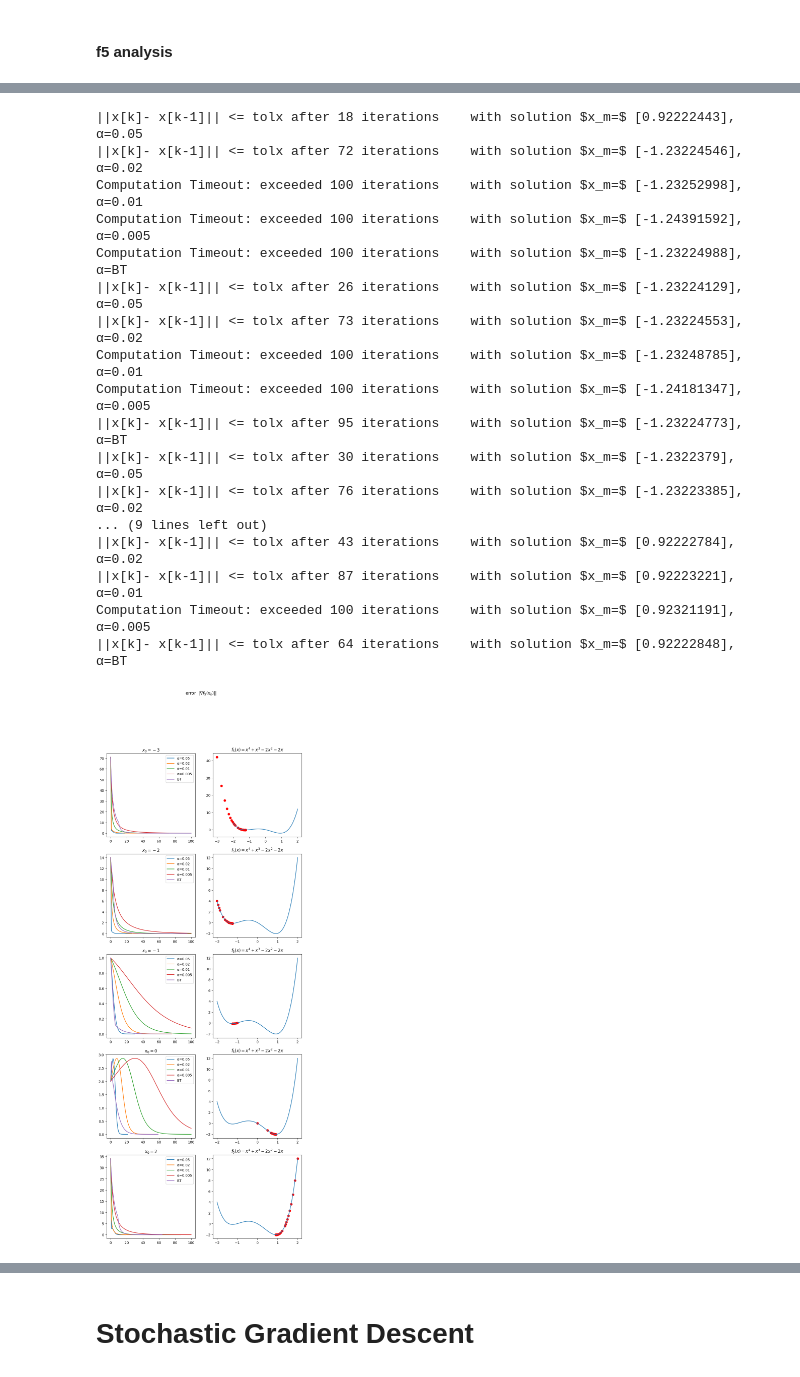
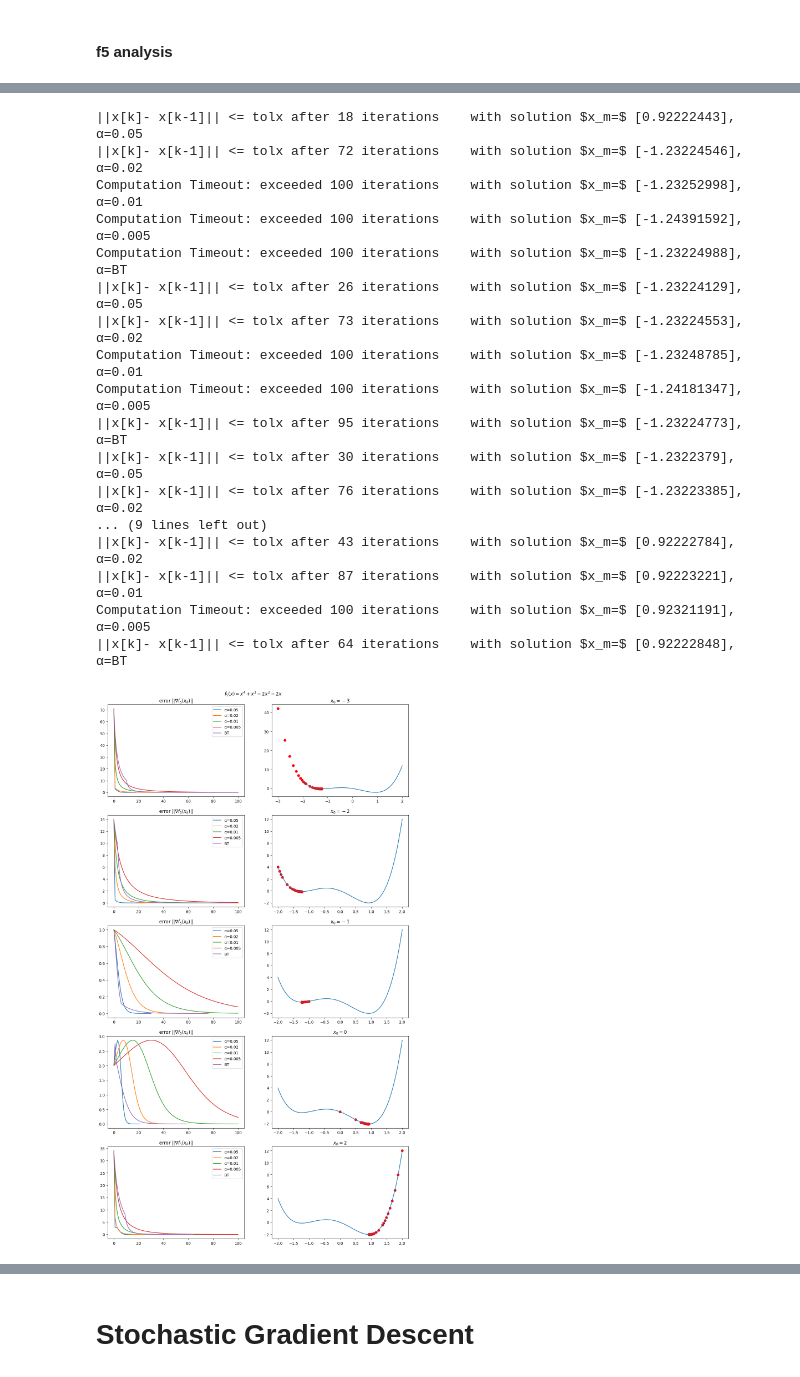
Before and after one commit to MatteoFusconi/Artificial-Intelligence-master, a Jupyter notebook: methods/homework3.ipynb, the cells around one changed output, grey strips where cells are left out. Drawn from its saved outputs; the diff is of its cells as text; code cells hidden in the pictures.

```diff
--- a/methods/homework3.ipynb
+++ b/methods/homework3.ipynb
@@ -222,13 +222,13 @@ plt.show()
 # %% [markdown]
 #### f2 analysis
 # %%
-alpha = (.05, .02, .01, .005)
+alpha = (.1, .05, .01, .005)
 x_sol = np.array([1,2])
 
 plt.figure(figsize=(16, 5))
 plt.suptitle("Errors for the convergence of $f_2$")
 for a in alpha:
-    x, k, f_val, grads, err, err_true, err_star = GD(f2, grad_f2, alpha= a, x0 = np.zeros((2,)), kmax = 100, tolf = 1e-6, tolx= 1e-6, x_true= x_sol)
+    x, k, f_val, grads, err, err_true, err_star = GD(f2, grad_f2, alpha= a, x0 = np.zeros((2,)), kmax = 201, tolf = 1e-6, tolx= 1e-6, x_true= x_sol)
     plt.subplot(1,3,1)
     plt.plot(np.linspace(0, k, k+1, dtype= int), err)
 
@@ -238,7 +238,7 @@ for a in alpha:
     plt.subplot(1,3,3)
     plt.plot(np.linspace(0, k, k+1, dtype= int), err_star)
 
-x, k, f_val, grads, err, err_true, err_star = GD_b(f2, grad_f2, x0 = np.zeros((2,)), kmax = 100, tolf = 1e-6, tolx= 1e-6, x_true= x_sol)
+x, k, f_val, grads, err, err_true, err_star = GD_b(f2, grad_f2, x0 = np.zeros((2,)), kmax = 200, tolf = 1e-6, tolx= 1e-6, x_true= x_sol)
 plt.subplot(1,3,1)
 plt.title("||\N{NABLA}f($x_k$)||")
 plt.plot(np.linspace(0, k, k+1, dtype= int), err)
@@ -411,15 +411,15 @@ plt.show()
 x0s = tuple([np.array([xx]) for xx in (-3, - 2, -1, 0, 2)])
 alpha = (.05, .02, .01, .005)
 
-plt.figure(figsize=(2*5, len(x0s)*5))
+plt.figure(figsize=(2*7, len(x0s)*5))
 xmins = np.empty((len(x0s), len(alpha) + 1))
-plt.suptitle("error $||\u2207f_5(x_k)||$")
+plt.suptitle("$f_5(x) = x^{4} + x^{3} - 2x^{2} - 2x$", y= .9)
 
 for idx, x0 in enumerate(x0s):
     for ida, a in enumerate(alpha):
         x, k, f_val, grads, err, *_ = GD(f5, grad_f5, alpha= a, x0= x0, kmax = 100, tolf = 1e-6, tolx= 1e-6)
         plt.subplot(len(x0s), 2, idx*2 + 1)
-        plt.title(f"$x_0 = {x0[0]}$") #
+        plt.title(f"error $||\u2207f_5(x_k)||$") #
         plt.plot(np.linspace(0, k, k+1, dtype= int), err)
         xmins[idx, ida] = x[k]
 
@@ -433,36 +433,36 @@ for idx, x0 in enumerate(x0s):
     xvec = np.linspace(-2,2,100)
     yvec = f5(xvec)
     plt.plot(xvec, yvec)
-    plt.title("$f_5(x) = x^{4} + x^{3} - 2x^{2} - 2x$")
+    plt.title(f"$x_0 = {x0[0]}$")
     plt.scatter(x, f_val, c= "red")
 
 plt.show()
 
 print("Minima found:")
 for i, x0 in enumerate(x0s):
     print(f"\t\tx_0 = {x0[0]}\n\u03B1\t\t\tx_m")
     for j, a in enumerate(alpha):
         print(f"{a}\t\t\t{xmins[i, j]}")
 # %% [output]
 [figure]
 ||x[k]- x[k-1]|| <= tolx after 18 iterations    with solution $x_m=$ [0.92222443], α=0.05
 ||x[k]- x[k-1]|| <= tolx after 72 iterations    with solution $x_m=$ [-1.23224546], α=0.02
 Computation Timeout: exceeded 100 iterations    with solution $x_m=$ [-1.23252998], α=0.01
 Computation Timeout: exceeded 100 iterations    with solution $x_m=$ [-1.24391592], α=0.005
 Computation Timeout: exceeded 100 iterations    with solution $x_m=$ [-1.23224988], α=BT
 ||x[k]- x[k-1]|| <= tolx after 26 iterations    with solution $x_m=$ [-1.23224129], α=0.05
 ||x[k]- x[k-1]|| <= tolx after 73 iterations    with solution $x_m=$ [-1.23224553], α=0.02
 Computation Timeout: exceeded 100 iterations    with solution $x_m=$ [-1.23248785], α=0.01
 Computation Timeout: exceeded 100 iterations    with solution $x_m=$ [-1.24181347], α=0.005
 ||x[k]- x[k-1]|| <= tolx after 95 iterations    with solution $x_m=$ [-1.23224773], α=BT
 ||x[k]- x[k-1]|| <= tolx after 30 iterations    with solution $x_m=$ [-1.2322379], α=0.05
 ||x[k]- x[k-1]|| <= tolx after 76 iterations    with solution $x_m=$ [-1.23223385], α=0.02
 ... (9 lines left out)
 ||x[k]- x[k-1]|| <= tolx after 43 iterations    with solution $x_m=$ [0.92222784], α=0.02
 ||x[k]- x[k-1]|| <= tolx after 87 iterations    with solution $x_m=$ [0.92223221], α=0.01
 Computation Timeout: exceeded 100 iterations    with solution $x_m=$ [0.92321191], α=0.005
 ||x[k]- x[k-1]|| <= tolx after 64 iterations    with solution $x_m=$ [0.92222848], α=BT
-[figure, old version]
+[figure, new version]
 Minima found:
                 x_0 = -3
 α                       x_m
```
Also changed, not shown: parts of 6 cells of this notebook, 4 other files.
